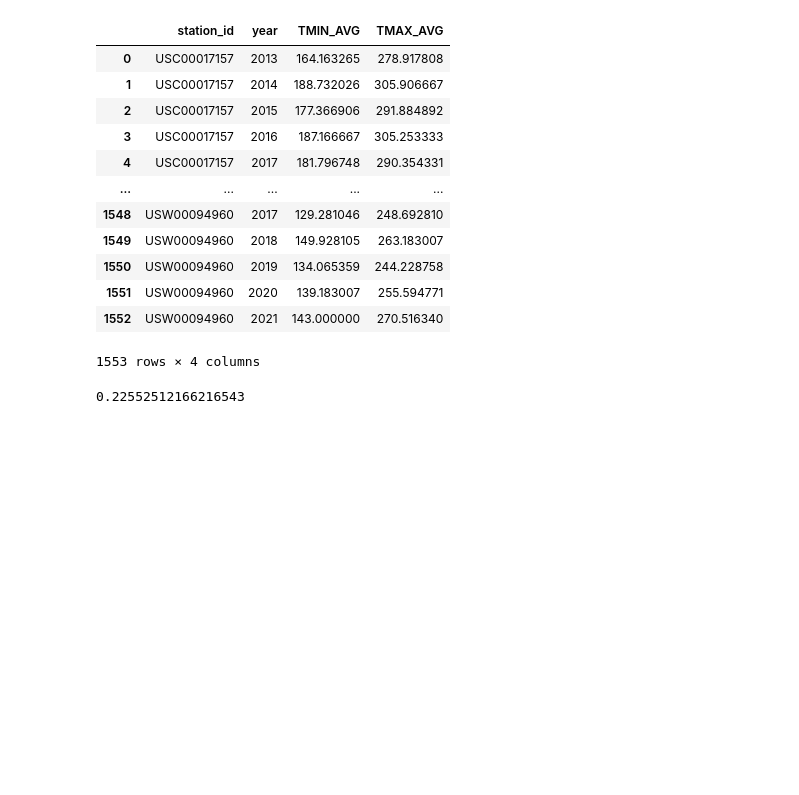
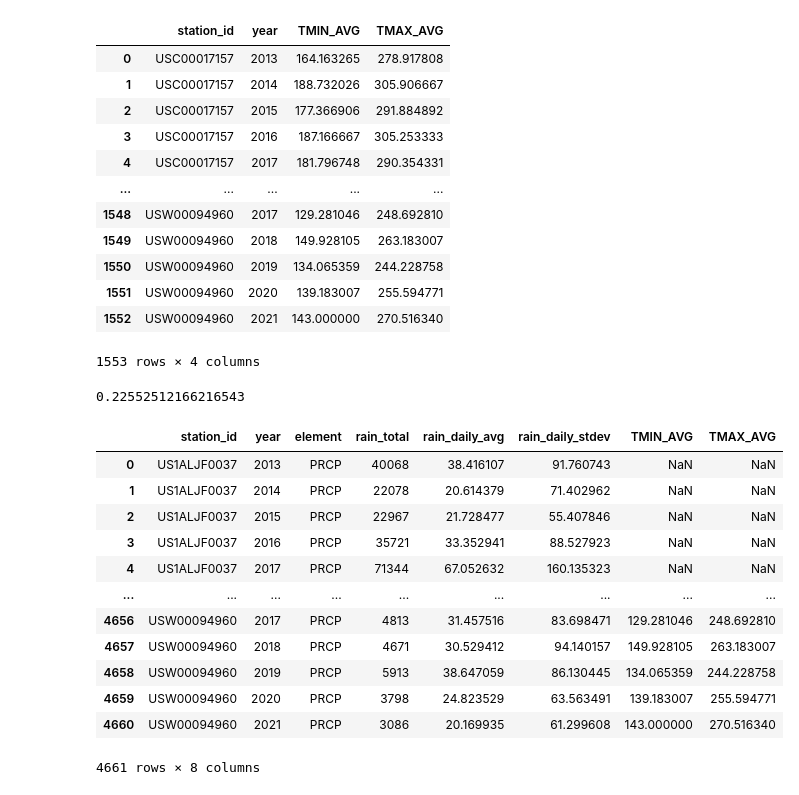
Before and after one commit to eric1650/w203_lab2, a Jupyter notebook: pumpkins/weather_aggregated.ipynb, the cells around one changed output. Cells and saved outputs as stored; diff of their text form; code cells hidden in the pictures; blank space fills up the shorter version.

Commit message:
adding updted weather agg file

```diff
--- a/pumpkins/weather_aggregated.ipynb
+++ b/pumpkins/weather_aggregated.ipynb
@@ -123,3 +127,21 @@ temp_avg
 1984988/8801627
 # %% [output]
 0.22552512166216543
+# %%
+#consolidating weather data into one table - including temp, rain
+weather_consol=rainfall.merge(temp_avg, how="left", left_on=["station_id","year"], right_on=["station_id","year"])
+weather_consol
+# %% [output]
+|  | station_id | year | element | rain_total | rain_daily_avg | rain_daily_stdev | TMIN_AVG | TMAX_AVG |
+| 0 | US1ALJF0037 | 2013 | PRCP | 40068 | 38.416107 | 91.760743 | NaN | NaN |
+| 1 | US1ALJF0037 | 2014 | PRCP | 22078 | 20.614379 | 71.402962 | NaN | NaN |
+| 2 | US1ALJF0037 | 2015 | PRCP | 22967 | 21.728477 | 55.407846 | NaN | NaN |
+| 3 | US1ALJF0037 | 2016 | PRCP | 35721 | 33.352941 | 88.527923 | NaN | NaN |
+| 4 | US1ALJF0037 | 2017 | PRCP | 71344 | 67.052632 | 160.135323 | NaN | NaN |
+| ... | ... | ... | ... | ... | ... | ... | ... | ... |
+| 4656 | USW00094960 | 2017 | PRCP | 4813 | 31.457516 | 83.698471 | 129.281046 | 248.692810 |
+| 4657 | USW00094960 | 2018 | PRCP | 4671 | 30.529412 | 94.140157 | 149.928105 | 263.183007 |
+| 4658 | USW00094960 | 2019 | PRCP | 5913 | 38.647059 | 86.130445 | 134.065359 | 244.228758 |
+| 4659 | USW00094960 | 2020 | PRCP | 3798 | 24.823529 | 63.563491 | 139.183007 | 255.594771 |
+| 4660 | USW00094960 | 2021 | PRCP | 3086 | 20.169935 | 61.299608 | 143.000000 | 270.516340 |
+4661 rows × 8 columns
```
Also changed, not shown: parts of 6 cells of this notebook.
